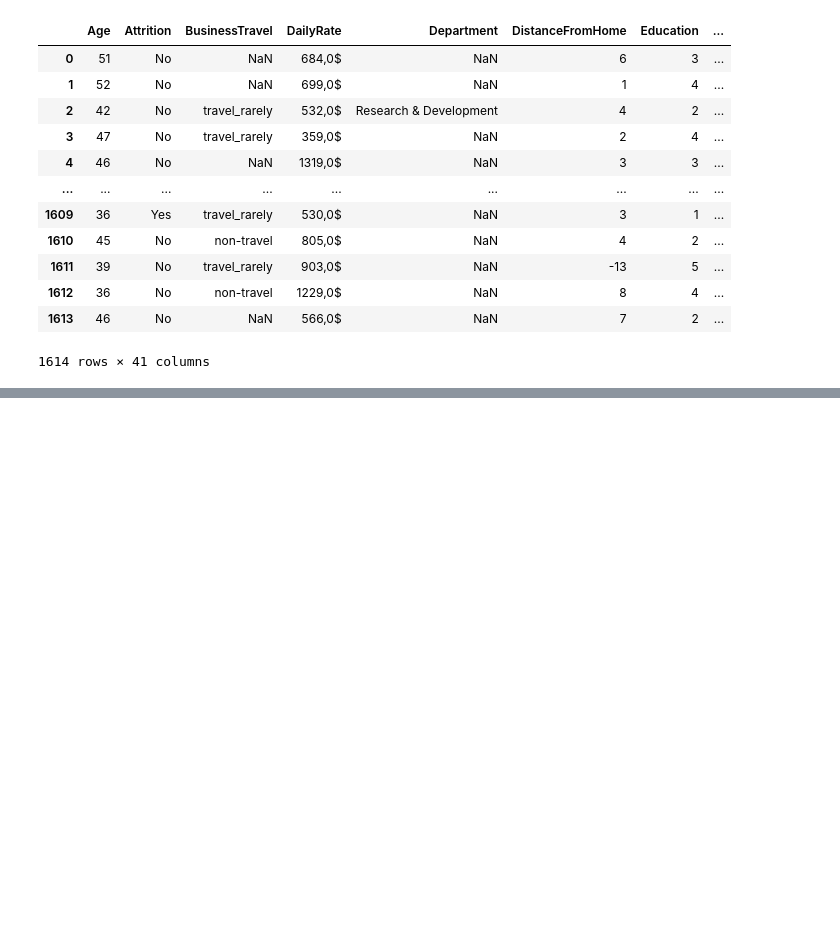
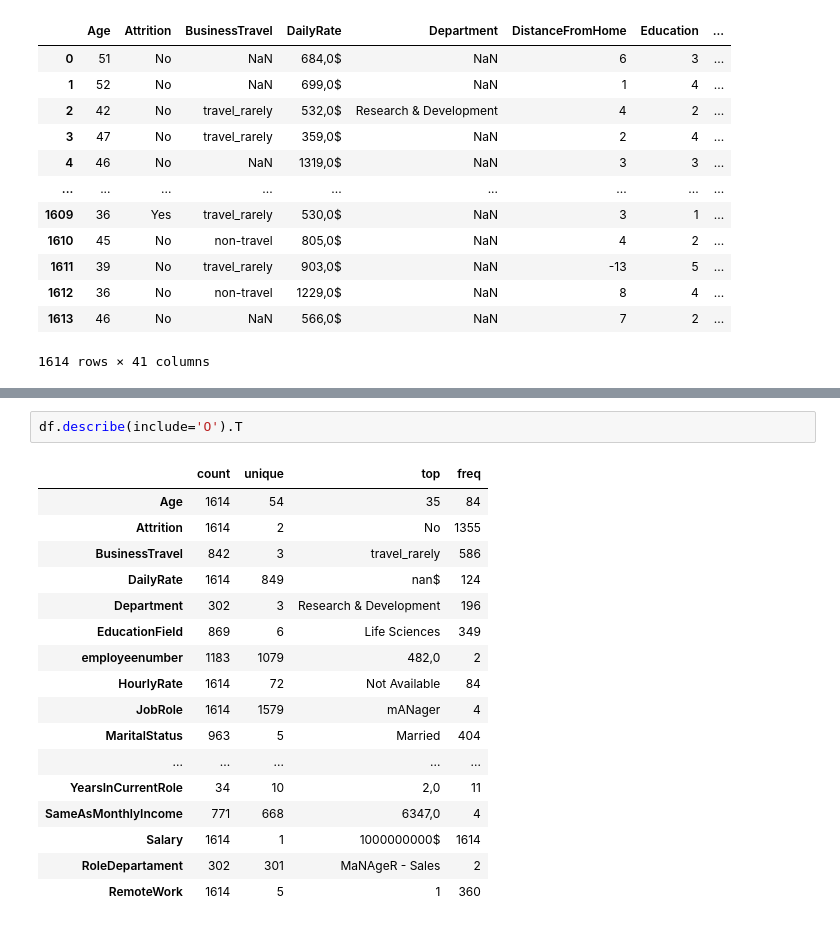
Before and after one commit to laural87/project-da-promo-I-modulo-3-team-2, a Jupyter notebook: Fase1_EDA.ipynb, the cells around one changed output, grey strips where cells are left out. Saved outputs shown, nothing was run; the diff lists cells and outputs as text; blank space fills up the shorter version.

```diff
--- a/Fase1_EDA.ipynb
+++ b/Fase1_EDA.ipynb
@@ -64,0 +96,20 @@ df
+# %%
+df.describe(include='O').T
+# %% [output]
+|  | count | unique | top | freq |
+| Age | 1614 | 54 | 35 | 84 |
+| Attrition | 1614 | 2 | No | 1355 |
+| BusinessTravel | 842 | 3 | travel_rarely | 586 |
+| DailyRate | 1614 | 849 | nan$ | 124 |
+| Department | 302 | 3 | Research & Development | 196 |
+| EducationField | 869 | 6 | Life Sciences | 349 |
+| employeenumber | 1183 | 1079 | 482,0 | 2 |
+| HourlyRate | 1614 | 72 | Not Available | 84 |
+| JobRole | 1614 | 1579 | mANager | 4 |
+| MaritalStatus | 963 | 5 | Married | 404 |
+| ... | ... | ... | ... | ... |
+| YearsInCurrentRole | 34 | 10 | 2,0 | 11 |
+| SameAsMonthlyIncome | 771 | 668 | 6347,0 | 4 |
+| Salary | 1614 | 1 | 1000000000$ | 1614 |
+| RoleDepartament | 302 | 301 | MaNAgeR - Sales | 2 |
+| RemoteWork | 1614 | 5 | 1 | 360 |
```
Also changed, not shown: parts of 9 cells of this notebook, 1 other file.
